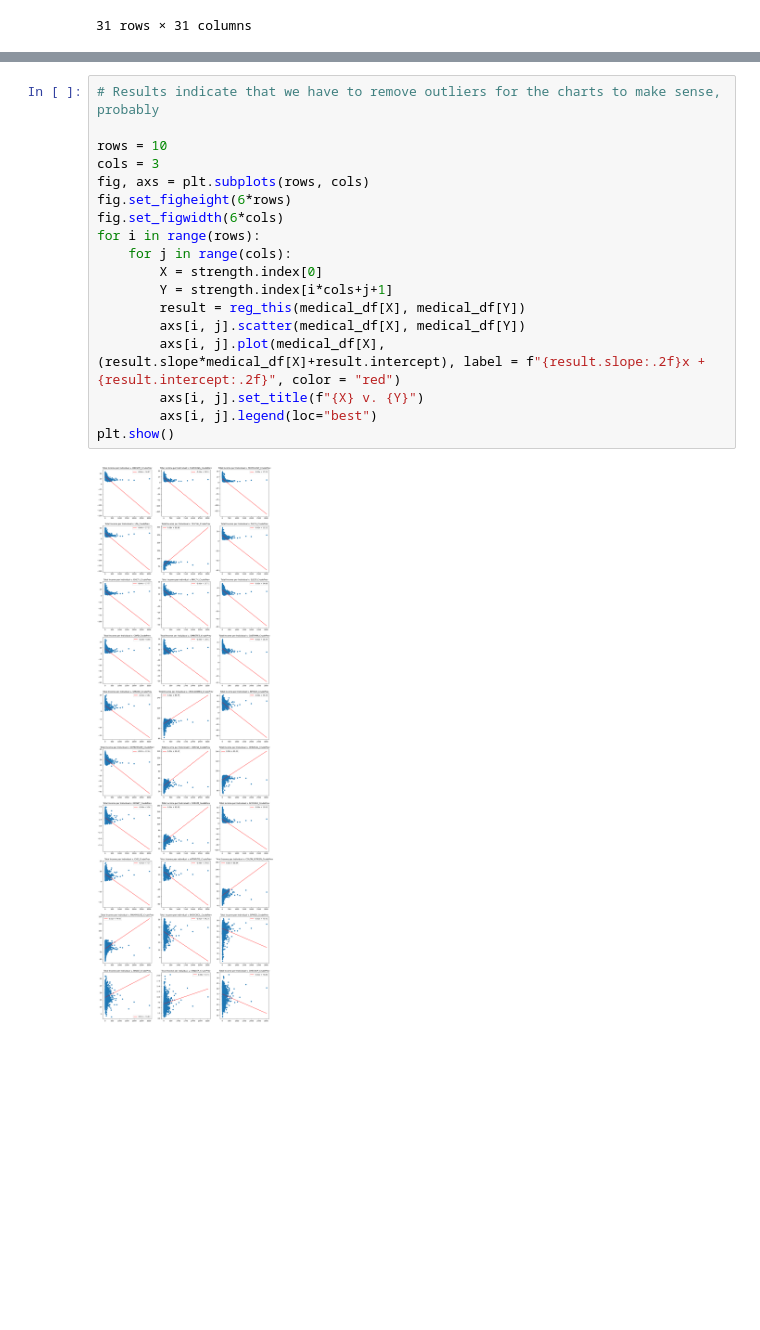
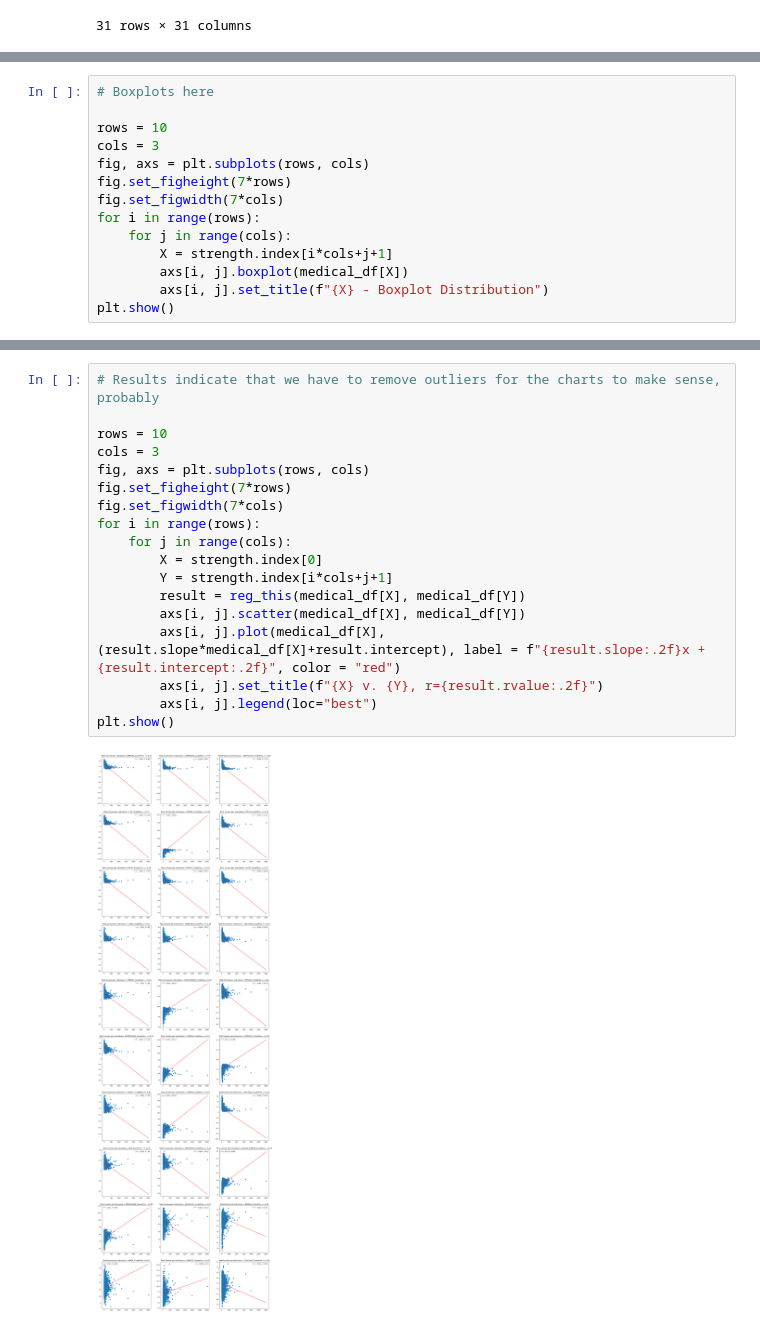
Before and after one commit to AlexPei-YuTsai/BerkeleyDataBootcampProjectONE, a Jupyter notebook: API tests.ipynb, the cells around one changed output, grey strips where cells are left out. Cells and saved outputs as stored; diff of their text form; blank space fills up the shorter version.

Commit message:
more charts

```diff
--- a/API tests.ipynb
+++ b/API tests.ipynb
@@ -212,0 +204,14 @@ def reg_this(x, y):
+# %%
+# Boxplots here
+
+rows = 10
+cols = 3
+fig, axs = plt.subplots(rows, cols)
+fig.set_figheight(7*rows)
+fig.set_figwidth(7*cols)
+for i in range(rows):
+    for j in range(cols):
+        X = strength.index[i*cols+j+1]
+        axs[i, j].boxplot(medical_df[X])
+        axs[i, j].set_title(f"{X} - Boxplot Distribution")
+plt.show()
@@ -213,20 +229,20 @@ def reg_this(x, y):
 # %%
 # Results indicate that we have to remove outliers for the charts to make sense, probably
 
 rows = 10
 cols = 3
 fig, axs = plt.subplots(rows, cols)
-fig.set_figheight(6*rows)
-fig.set_figwidth(6*cols)
+fig.set_figheight(7*rows)
+fig.set_figwidth(7*cols)
 for i in range(rows):
     for j in range(cols):
         X = strength.index[0]
         Y = strength.index[i*cols+j+1]
         result = reg_this(medical_df[X], medical_df[Y])
         axs[i, j].scatter(medical_df[X], medical_df[Y])
         axs[i, j].plot(medical_df[X], (result.slope*medical_df[X]+result.intercept), label = f"{result.slope:.2f}x + {result.intercept:.2f}", color = "red")
-        axs[i, j].set_title(f"{X} v. {Y}")
+        axs[i, j].set_title(f"{X} v. {Y}, r={result.rvalue:.2f}")
         axs[i, j].legend(loc="best")
 plt.show()
 # %% [output]
-[figure, old version]
+[figure, new version]
```
Also changed, not shown: parts of 6 cells of this notebook.
